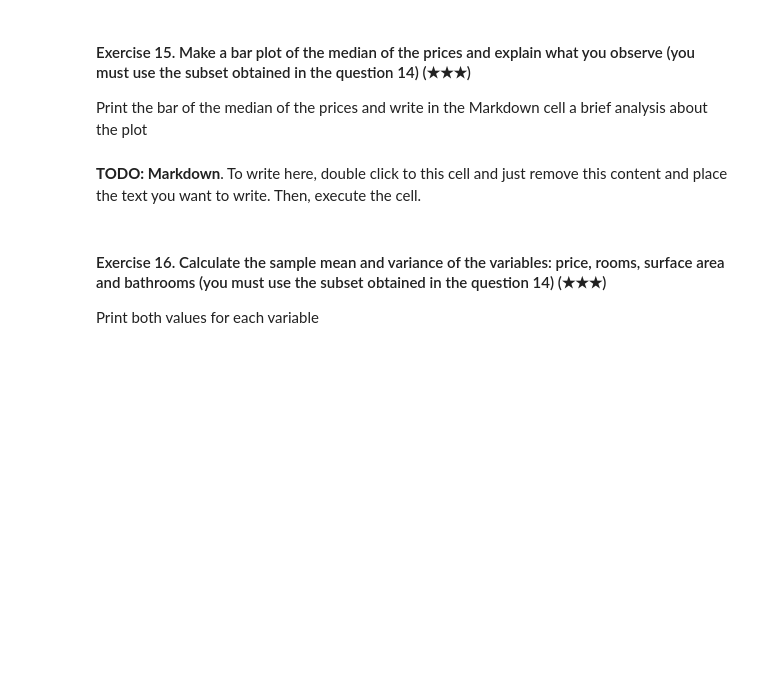
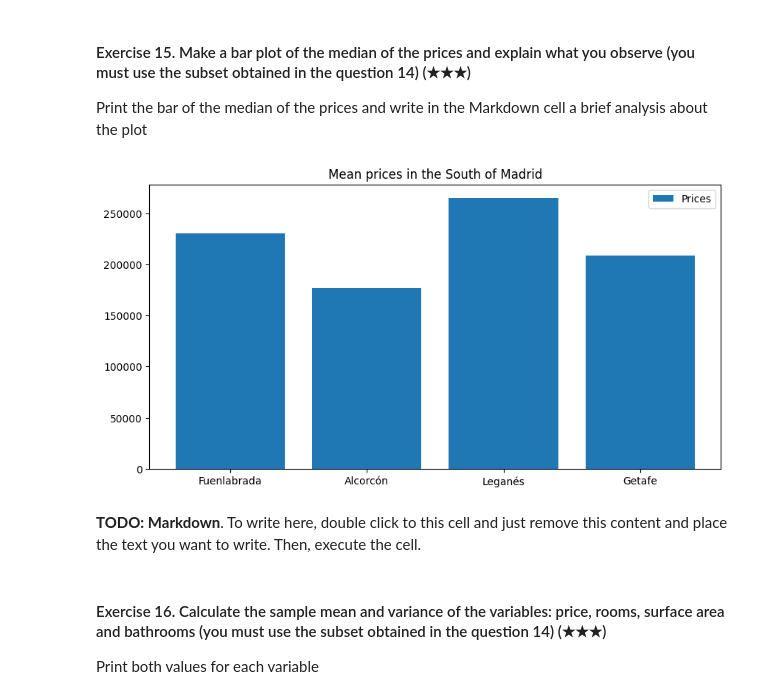
Before and after one commit to Elisag28/Real_estate_datacleanup, a Jupyter notebook: project.ipynb, the cells around one changed output. Drawn from its saved outputs; the diff is of its cells as text; code cells hidden in the pictures; blank space fills up the shorter version.

```diff
--- a/project.ipynb
+++ b/project.ipynb
@@ -261,6 +271,16 @@ print(neew)
 Print the bar of the median of the prices and write in the Markdown cell a brief analysis about the plot
 # %%
 # TODO: Code
+local = neew['level5'].drop_duplicates()
+med_pr = neew.groupby('level5').apply(lambda x: x['price'].mean())
+
+plt.figure(figsize=(10,5))
+plt.bar(local, med_pr, label = 'Prices')
+plt.title('Mean prices in the South of Madrid')
+plt.legend()
+plt.show()
+# %% [output]
+[figure, added]
 # %% [markdown]
 **TODO: Markdown**. To write here, double click to this cell and just remove this content and place the text you want to write. Then, execute the cell.
 # %% [markdown]
```
Also changed, not shown: parts of 9 cells of this notebook.
